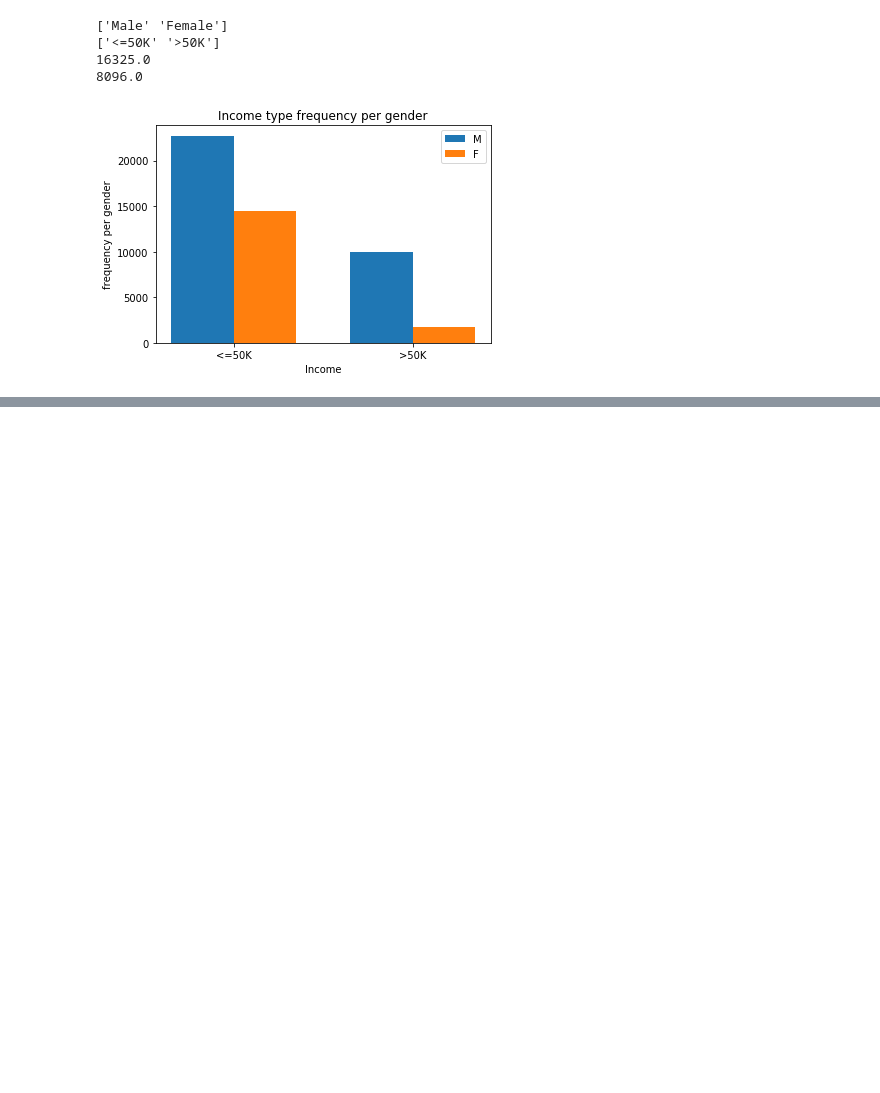
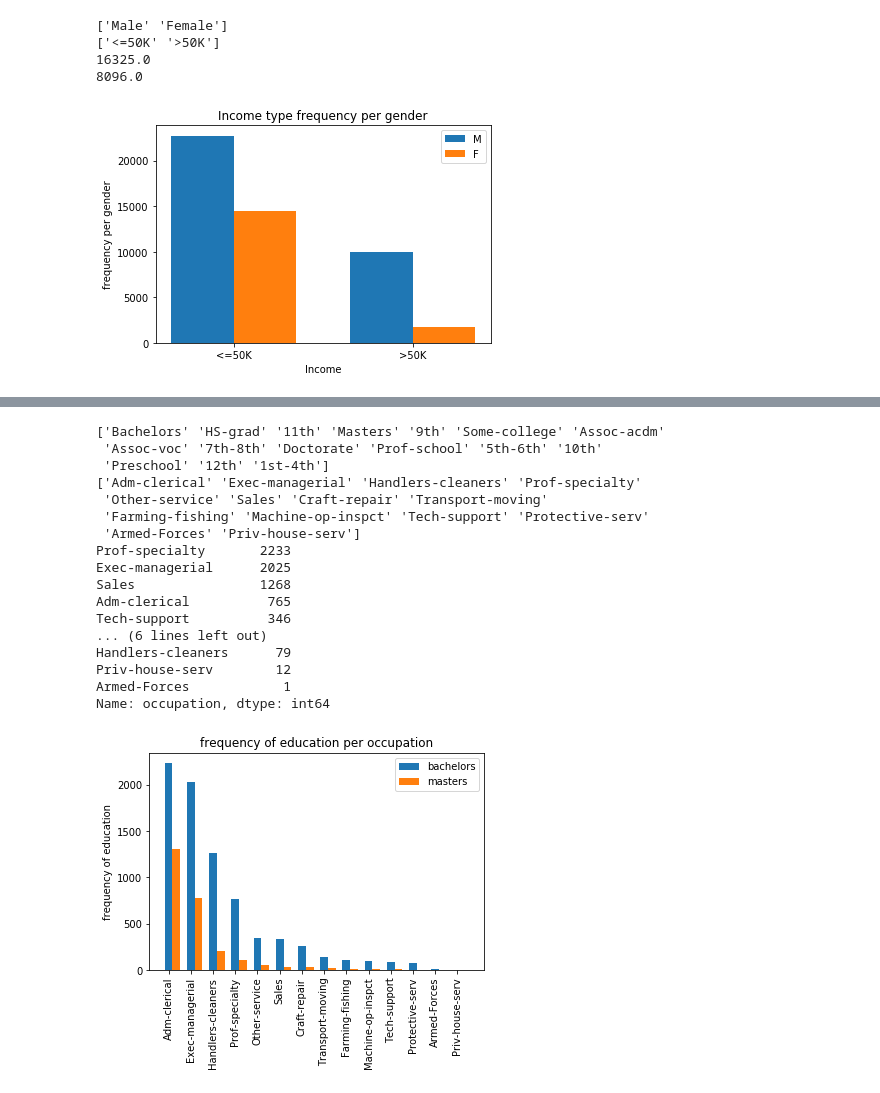
Before and after one commit to DandDevy/dataAnalyticsProject1, a Jupyter notebook: project.ipynb, the cells around one changed output, grey strips where cells are left out. Saved outputs shown, nothing was run; the diff lists cells and outputs as text; code cells hidden in the pictures; blank space fills up the shorter version.

```diff
--- a/project.ipynb
+++ b/project.ipynb
@@ -393,0 +394,43 @@ Name: occupation, Length: 91, dtype: int64
+# %%
+def task10():
+    t10df = dataframeFromCSV.copy()[["education","occupation"]]
+    t10df = t10df.dropna()
+    t10df["occupation"] = t10df["occupation"].str.replace(" ", "")
+    t10df["education"] = t10df["education"].str.replace(" ", "")
+    t10df = t10df[t10df["occupation"] != '?']
+    print(t10df["education"].unique())
+    print(t10df["occupation"].unique())
+    t10o = t10df["occupation"].unique()
+    t7_Masters = t10df[t10df["education"]== "Masters"]
+    t7_Bachelors = t10df[t10df["education"] == "Bachelors"]
+    fig, ax = plt.subplots()
+    index = np.arange(len(t10o))
+    print(t7_Bachelors["occupation"].value_counts())
+    ax.bar(index, t7_Bachelors["occupation"].value_counts(), 0.35,label=str(t10o))
+    ax.bar(index+0.35, t7_Masters["occupation"].value_counts(), 0.35,label=str(t10o))
+    ax.set_xticklabels(t10df["occupation"].unique().tolist(),rotation=90)
+    ax.set_xticks(index)
+    ax.legend(["bachelors","masters"])
+    ax.set_ylabel('frequency of education')
+    ax.set_title('frequency of education per occupation')
+
+task10()
+# %% [output]
+['Bachelors' 'HS-grad' '11th' 'Masters' '9th' 'Some-college' 'Assoc-acdm'
+ 'Assoc-voc' '7th-8th' 'Doctorate' 'Prof-school' '5th-6th' '10th'
+ 'Preschool' '12th' '1st-4th']
+['Adm-clerical' 'Exec-managerial' 'Handlers-cleaners' 'Prof-specialty'
+ 'Other-service' 'Sales' 'Craft-repair' 'Transport-moving'
+ 'Farming-fishing' 'Machine-op-inspct' 'Tech-support' 'Protective-serv'
+ 'Armed-Forces' 'Priv-house-serv']
+Prof-specialty       2233
+Exec-managerial      2025
+Sales                1268
+Adm-clerical          765
+Tech-support          346
+... (6 lines left out)
+Handlers-cleaners      79
+Priv-house-serv        12
+Armed-Forces            1
+Name: occupation, dtype: int64
+[figure, added]
```
Also changed, not shown: parts of 2 cells of this notebook.
